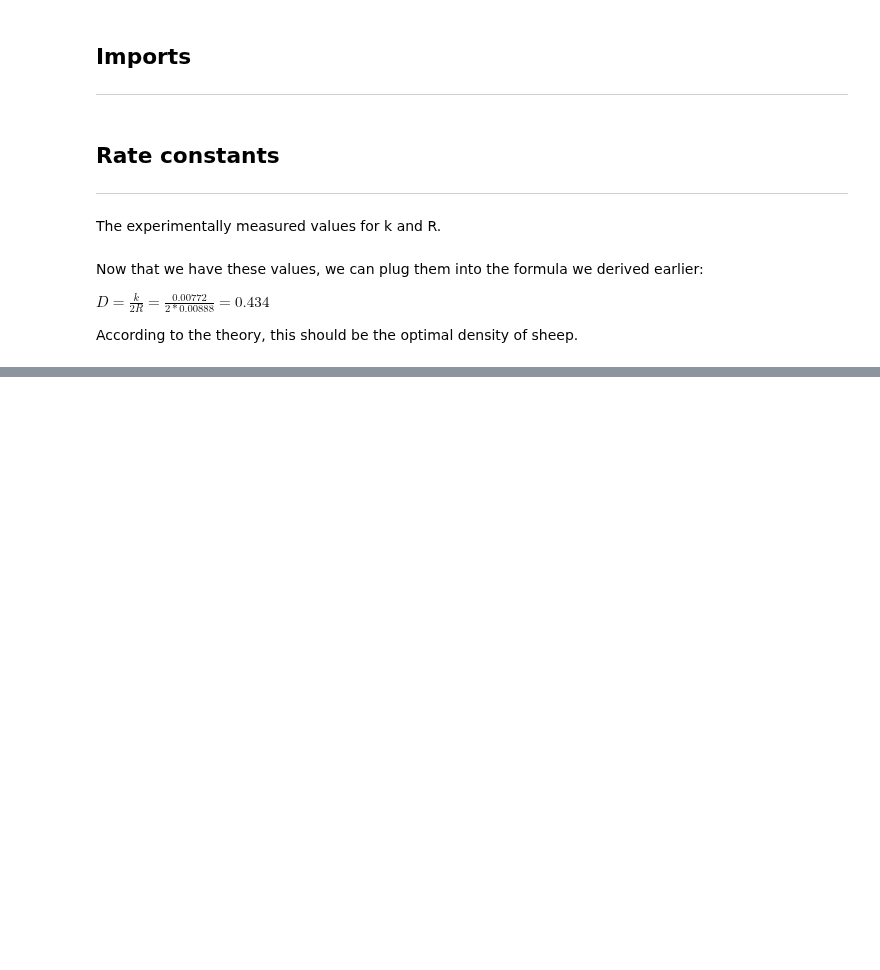
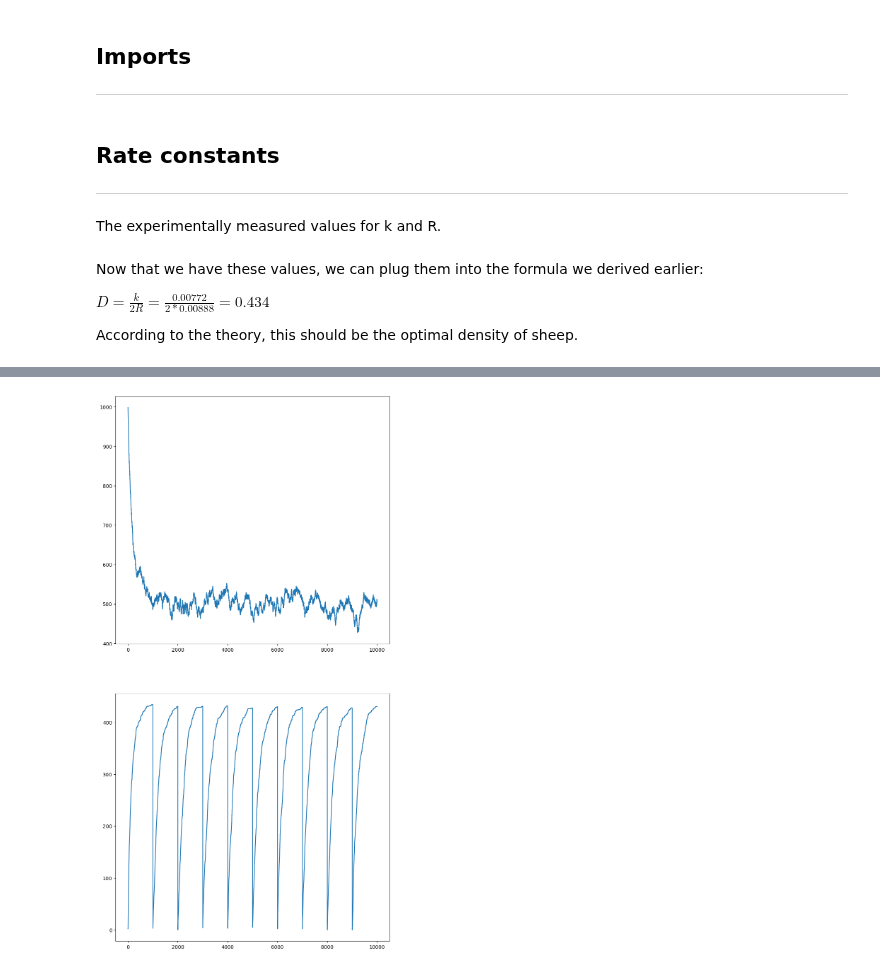
Before and after one commit to ELFREELAND/minecraft_sheep, a Jupyter notebook: monte_carlo_sim.ipynb, the cells around one changed output, grey strips where cells are left out. Cells and saved outputs as stored; diff of their text form; code cells hidden in the pictures; blank space fills up the shorter version.

```diff
--- a/monte_carlo_sim.ipynb
+++ b/monte_carlo_sim.ipynb
@@ -88,0 +78,40 @@ plt.show()
+# %%
+def monteCarloFS(sheep_num, iter, T):
+
+    AX_g = 1000 #the total number of grass blocks in the pasture - initially AX_g = A
+    N_w = 0 #total number of sheep with wool - initially 0
+
+    eats_list = [] #how many blocks were eaten by sheep on each tick
+    grass_list = [] #grass population of the pasture on each tick
+    harvest_list = [] #how many sheep were sheared on each harvest
+    wool_list = []
+
+    for i in range(0, iter):
+        #number of successful sheep eating attempts
+        #binomial variate with success probability of R * grass fraction
+        eats = sp.stats.binom.rvs(sheep_num, AX_g/1000 * R)
+        AX_g -= eats
+        N_w += sp.stats.binom.rvs(sheep_num-N_w, eats/sheep_num)
+
+        #grass growth
+        AX_g += sp.stats.binom.rvs(AX_g, K * (1 - AX_g/1000))
+
+        eats_list.append(eats)
+        grass_list.append(AX_g)
+        wool_list.append(N_w)
+        if i%T == 0:
+            harvest_list.append(N_w)
+            N_w=0
+
+    return np.array(eats_list), np.array(grass_list), np.array(harvest_list), np.array(wool_list)
+# %%
+results = monteCarloFS(435, 10000, 1000)
+
+f, axs = plt.subplots(nrows=2, ncols=1, figsize=(10,20))
+
+axs[0].plot(results[1])
+axs[1].plot(results[3])
+
+plt.show()
+# %% [output]
+[figure, added]
```
Also changed, not shown: parts of 6 cells of this notebook, 7 other files.
